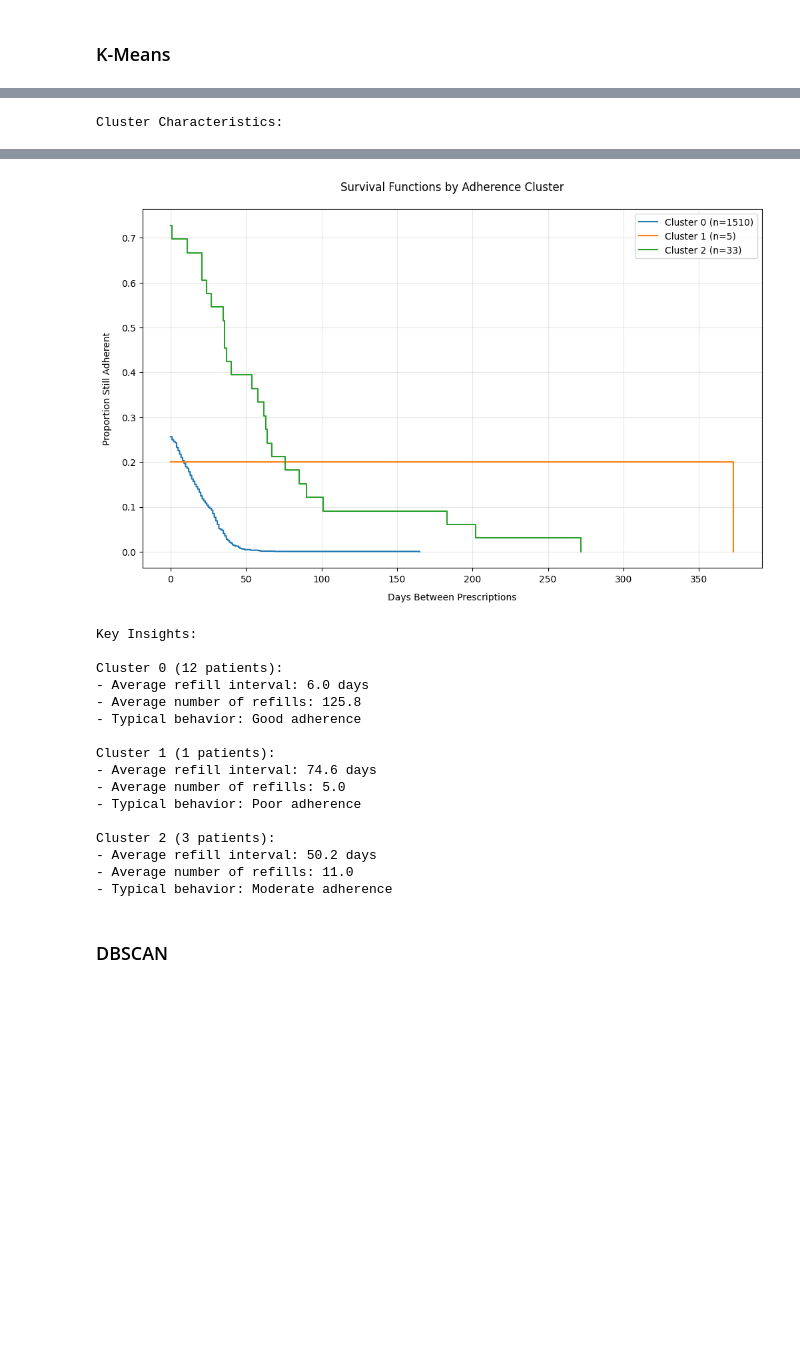
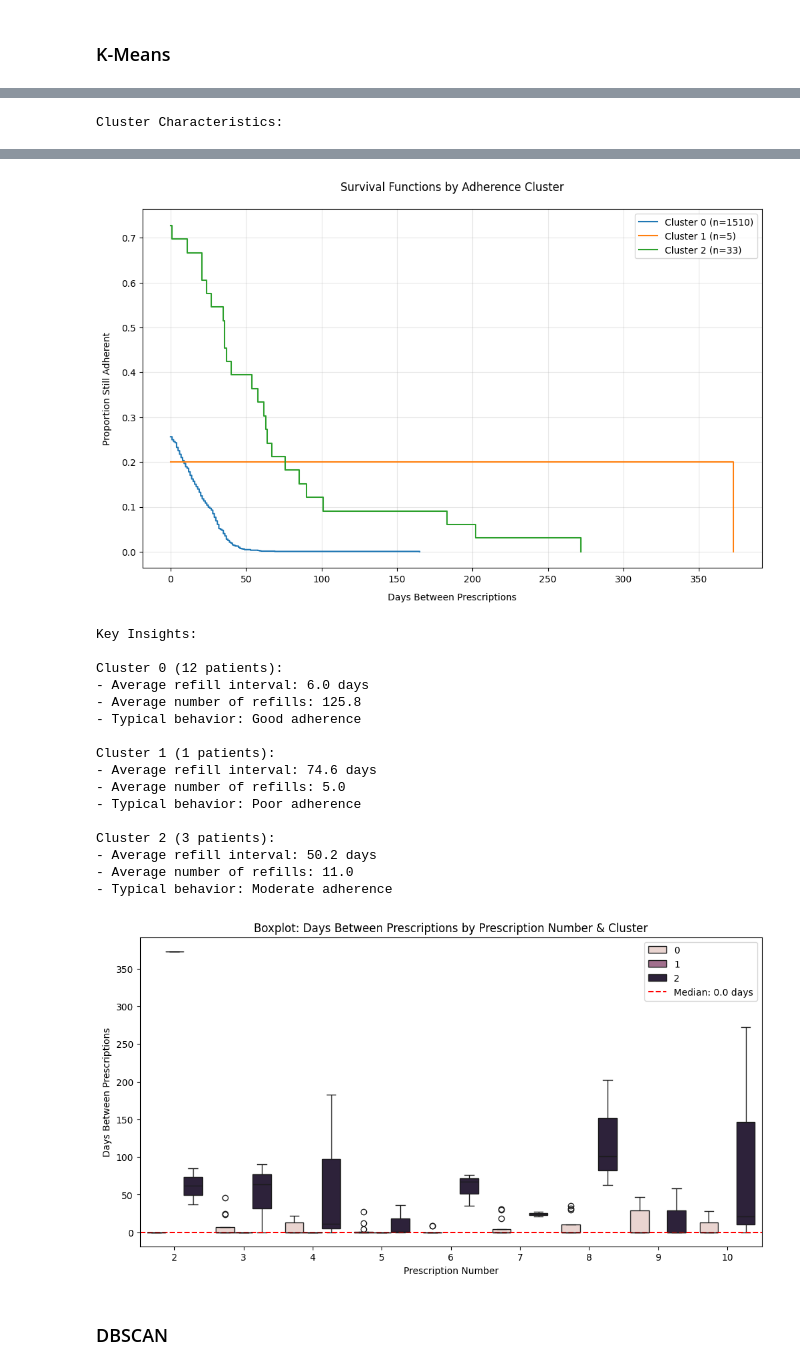
Before and after one commit to Alias314/SEE, a Jupyter notebook: KMEANvsDBSCAN.ipynb, the cells around one changed output, grey strips where cells are left out. Drawn from its saved outputs; the diff is of its cells as text; code cells hidden in the pictures; blank space fills up the shorter version.

```diff
--- a/KMEANvsDBSCAN.ipynb
+++ b/KMEANvsDBSCAN.ipynb
@@ -129,8 +129,6 @@ plt.grid(alpha=0.3)
 plt.legend()
 plt.show()
 
-# %%
-# Generate insights
 print("\nKey Insights:")
 for cluster in range(optimal_k):
     cluster_data = patient_features[patient_features['cluster'] == cluster]
@@ -140,33 +138,70 @@ for cluster in range(optimal_k):
 
     print(f"\nCluster {cluster} ({n_patients} patients):")
     print(f"- Average refill interval: {avg_interval:.1f} days")
     print(f"- Average number of refills: {avg_refills:.1f}")
     print(f"- Typical behavior: {'Good adherence' if avg_interval < 30 else 'Moderate adherence' if avg_interval < 60 else 'Poor adherence'}")
+
+def boxplot_prescription_intervals(df, cluster_label='cluster', max_prescription=10):
+    # Sort by patient and date
+    df_sorted = df.sort_values(['PATIENT_ID', 'DATE']).copy()
+
+    # Ensure there's a p_number
+    df_sorted['p_number'] = df_sorted.groupby('PATIENT_ID').cumcount() + 1
+
+    # Filter prescriptions (we skip the first one because it has no prior interval)
+    df_filtered = df_sorted[
+        (df_sorted['p_number'] >= 2) &
+        (df_sorted['p_number'] <= max_prescription)
+    ].copy()
+
+    # Plot
+    plt.figure(figsize=(12, 6))
+    sns.boxplot(
+        x='p_number',
+        y='event_interval',
+        hue=cluster_label,
+        data=df_filtered,
+        showfliers=True
+    )
+
+    plt.title('Boxplot: Days Between Prescriptions by Prescription Number & Cluster')
+
+    # Overall median across all data in df_filtered
+    overall_median = df_filtered['event_interval'].median()
+    plt.axhline(overall_median, color='r', linestyle='--', label=f'Median: {overall_median:.1f} days')
+
+    plt.xlabel('Prescription Number')
+    plt.ylabel('Days Between Prescriptions')
+    plt.legend()
+    plt.show()
+
+boxplot_prescription_intervals(df)
 # %% [output]
 [figure]
 Cluster Characteristics:
 |  | cluster | mean_interval |  | std_interval | num_refills | max_interval |
 |  |  | mean | std | mean | mean | mean |
 | 0 | 0 | 5.953292 | 1.655696 | 12.320583 | 125.833333 | 57.916667 |
 | 1 | 1 | 74.600000 | NaN | 166.810671 | 5.000000 | 373.000000 |
 | 2 | 2 | 50.210101 | 5.292419 | 63.565296 | 11.000000 | 219.000000 |
 [figure]
 Key Insights:
 
 Cluster 0 (12 patients):
 - Average refill interval: 6.0 days
 - Average number of refills: 125.8
 - Typical behavior: Good adherence
 
 Cluster 1 (1 patients):
 - Average refill interval: 74.6 days
 - Average number of refills: 5.0
 - Typical behavior: Poor adherence
 
 Cluster 2 (3 patients):
 - Average refill interval: 50.2 days
 - Average number of refills: 11.0
 - Typical behavior: Moderate adherence
+[figure, added]
 # %% [markdown]
 ### DBSCAN
 # %%
```
Also changed, not shown: parts of 2 cells of this notebook.
